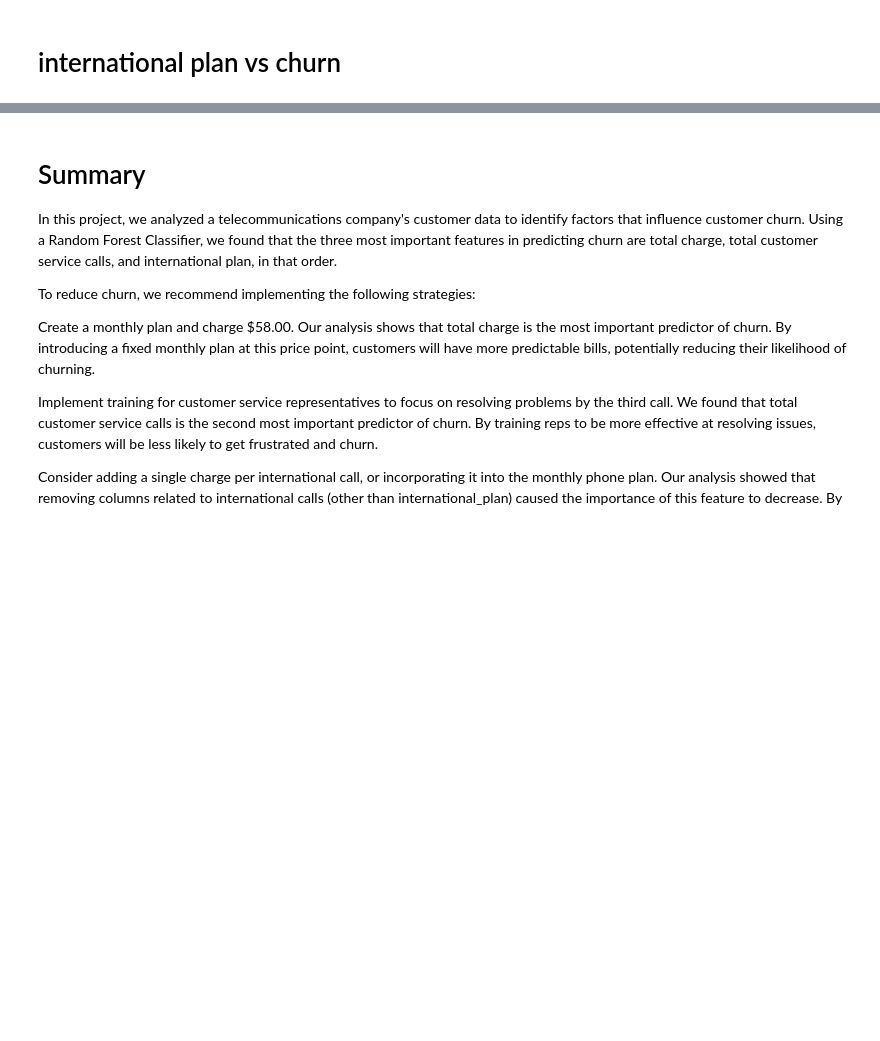
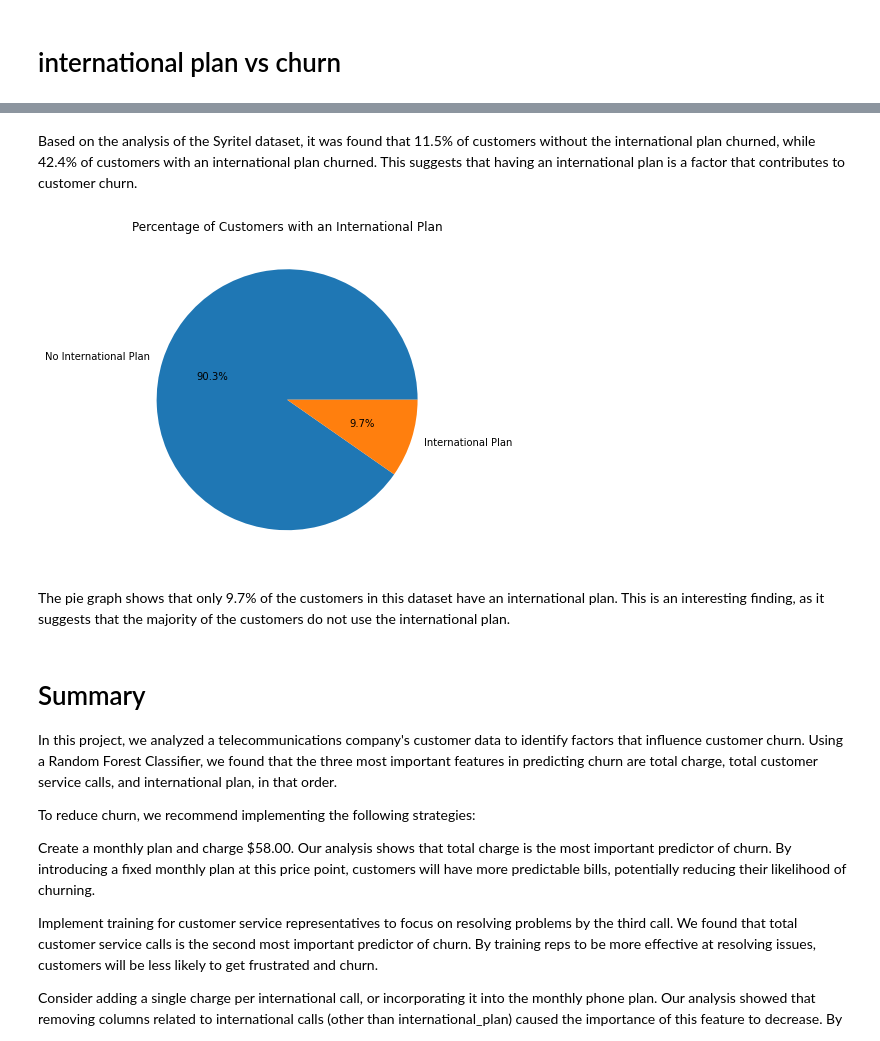
Before and after one commit to MichalOst3389/nhl_team_analysis, a Jupyter notebook: student.ipynb, the cells around one changed output, grey strips where cells are left out. Drawn from its saved outputs; the diff is of its cells as text; code cells hidden in the pictures; blank space fills up the shorter version.

```diff
--- a/student.ipynb
+++ b/student.ipynb
@@ -443,3 +437,22 @@ After training a Random Forest Classifier on the modified dataset, we observed t
+# %% [markdown]
+Based on the analysis of the Syritel dataset, it was found that 11.5% of customers without the international plan churned, while 42.4% of customers with an international plan churned. This suggests that having an international plan is a factor that contributes to customer churn.
+# %%
+# Count the number of customers with and without an international plan
+intl_plan_counts = Telecomdf["international_plan"].value_counts()
+
+# Create a pie chart
+fig, ax = plt.subplots(figsize=(6,6))
+ax.pie(intl_plan_counts, labels=["No International Plan", "International Plan"], autopct='%1.1f%%')
+
+# Add a title
+ax.set_title("Percentage of Customers with an International Plan")
+
+# Show the plot
+plt.show()
+# %% [output]
+[figure, added]
+# %% [markdown]
+The pie graph shows that only 9.7% of the customers in this dataset have an international plan. This is an interesting finding, as it suggests that the majority of the customers do not use the international plan.
 # %% [markdown]
 # Summary
 In this project, we analyzed a telecommunications company's customer data to identify factors that influence customer churn. Using a Random Forest Classifier, we found that the three most important features in predicting churn are total charge, total customer service calls, and international plan, in that order.
```
Also changed, not shown: parts of 9 cells of this notebook.
